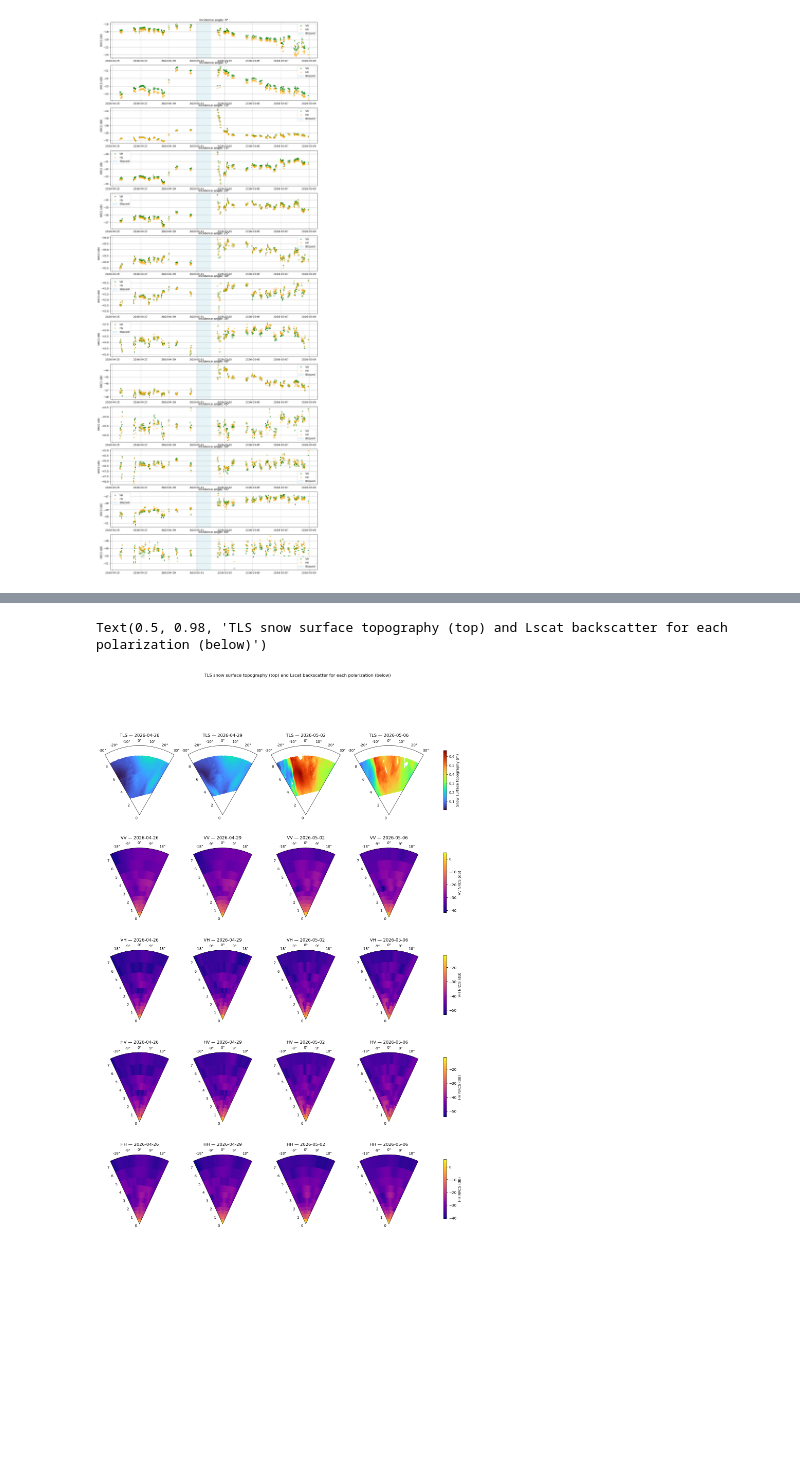
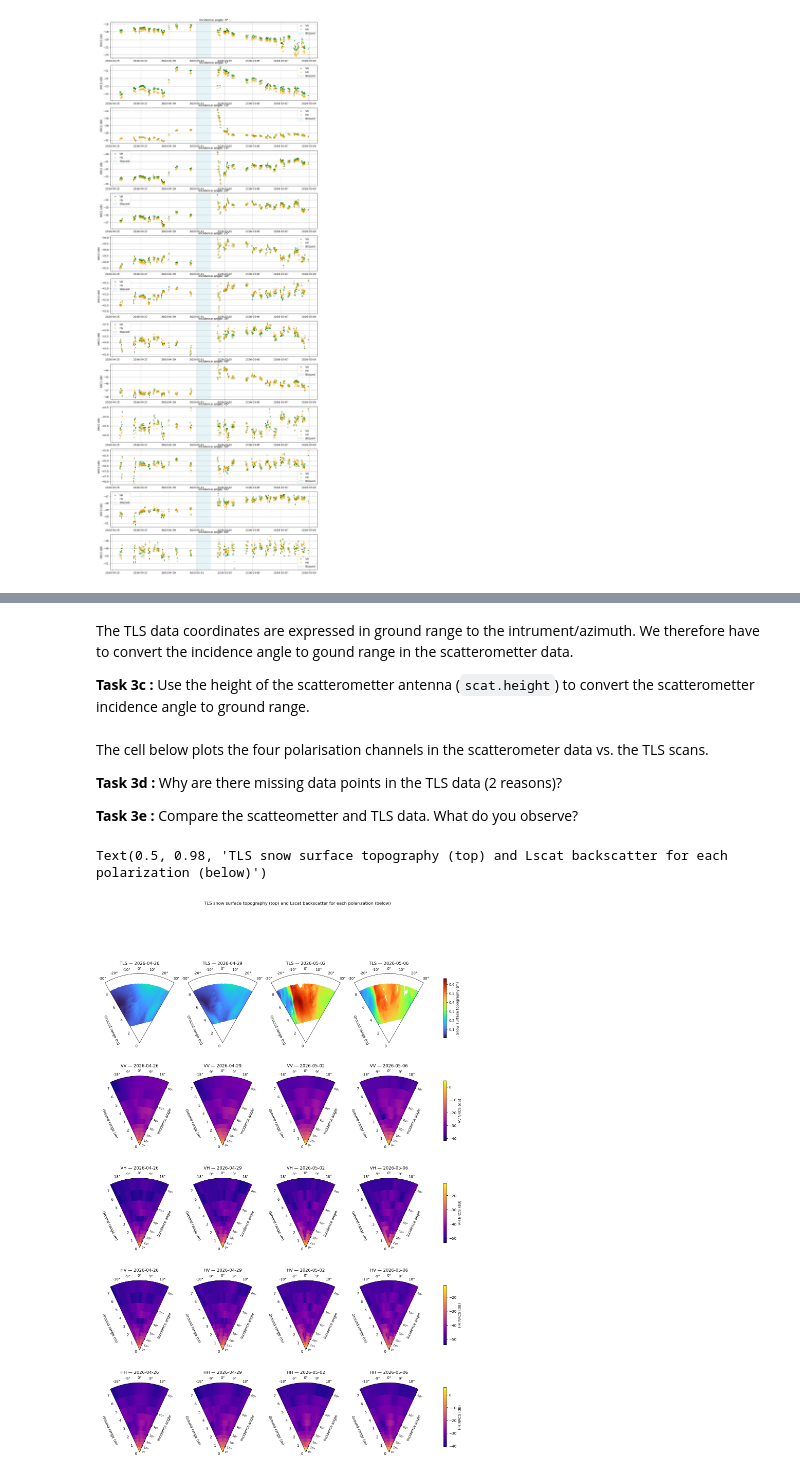
Before and after one commit to lorisdanjou/exercise_CEMSIE, a Jupyter notebook: CEMSIE_exercise.ipynb, the cells around one changed output, grey strips where cells are left out. Drawn from its saved outputs; the diff is of its cells as text; code cells hidden in the pictures; blank space fills up the shorter version.

```diff
--- a/CEMSIE_exercise.ipynb
+++ b/CEMSIE_exercise.ipynb
@@ -445,6 +485,10 @@ Attributes:
     sight_vector_x0y0x1y1:  [ 485531.57359984 7660114.53202632  485523.616045...
     grid_resolution_m:      0.05
     z_offset_m:             -0.5471903994876951
+# %% [markdown]
+The TLS data coordinates are expressed in ground range to the intrument/azimuth. We therefore have to convert the incidence angle to gound range in the scatterometter data.
+
+**Task 3c :** Use the height of the scatterometter antenna (`scat.height`) to convert the scatterometter incidence angle to ground range.
 # %%
 ## reproject scat to ground range
 
@@ -453,6 +497,12 @@ Attributes:
 scat["ground_range"] = scat.height.values * np.tan(np.deg2rad(scat.elev.values))  # ground range (m)
 
 ##########################################
+# %% [markdown]
+The cell below plots the four polarisation channels in the scatterometer data vs. the TLS scans.
+
+**Task 3d :** Why are there missing data points in the TLS data (2 reasons)?
+
+**Task 3e :** Compare the scatteometter and TLS data. What do you observe?
 # %%
 theta_rad = np.deg2rad(tls["theta"].values)  # angle from boresight, radians
 r = tls["r"].values                          # distance from instrument, m
@@ -462,6 +512,7 @@ vmin, vmax = np.nanmin(z_sel), np.nanmax(z_sel)  # shared color scale across all
 
 az_rad = np.deg2rad(scat["az"].values)     # scatterometer azimuth, radians
 ground_range = scat["ground_range"].values # scatterometer ground range, m
+elev = scat["elev"].values                 # scatterometer incidence angle, deg
 
 # NRCS averaged over every scat acquisition on each selected day, for every polarization
 pols = scat["pol"].values  # VV, VH, HV, HH
@@ -485,31 +536,50 @@ for ax, date in zip(axs[0], dates):
     z = tls["z"].sel(time=date).values
 
     pcm = ax.pcolormesh(theta_rad, r, z, cmap="turbo", shading="auto", vmin=vmin, vmax=vmax)
 
     ax.set_thetamin(-30)
     ax.set_thetamax(30)
     ax.set_theta_zero_location("N")
     ax.set_theta_direction(-1)  # positive angles on the right
     ax.set_title(f"TLS — {date}")
     ax.grid(False)
 
+    # ground range label along the left edge, pushed further out to clear the radial tick labels
+    edge = np.deg2rad(-30)
+    label_offset = offset_copy(ax.transData, fig, x=-50 * np.cos(edge), y=50 * np.sin(edge), units="points")
+    ax.text(edge, ground_range.max() / 2, "Ground range (m)", rotation=-65, rotation_mode="anchor", ha="center", va="center", transform=label_offset)
+
 fig.colorbar(pcm, ax=axs[0], label="Snow surface topography (m)", shrink=0.7)
 
 for row, pol in zip(axs[1:], pols):
     for ax, date, nrcs in zip(row, dates, nrcs_sel[pol]):
 
         pcm2 = ax.pcolormesh(az_rad, ground_range, nrcs.values, cmap="plasma", shading="auto", vmin=nrcs_vmin[pol], vmax=nrcs_vmax[pol])
 
         ax.set_thetamin(-25)
         ax.set_thetamax(25)
         ax.set_theta_zero_location("N")
         ax.set_theta_direction(-1)  # positive angles on the right
         ax.set_title(f"{pol} — {date}")
         ax.grid(False)
 
+        # incidence angle axis along the right edge of the footprint (ground range is on the left edge)
+        edge = np.deg2rad(25)
+        for e, g in zip(elev, ground_range):
+            if e % 10:
+                continue
+            ax.plot([edge, edge], [g, g], marker=(2, 0, -25), color="k", ms=6, clip_on=False)
+            ax.text(edge, g, f"  {e}°", rotation=-25, rotation_mode="anchor", ha="left", va="center", fontsize=8)
+        label_offset = offset_copy(ax.transData, fig, x=35 * np.cos(-edge), y=35 * np.sin(-edge), units="points")
+        ax.text(edge, ground_range.max() / 2, "Incidence angle", rotation=65, rotation_mode="anchor", ha="center", va="center", transform=label_offset)
+
+        # ground range label along the left edge, pushed further out to clear the radial tick labels
+        label_offset = offset_copy(ax.transData, fig, x=-50 * np.cos(-edge), y=50 * np.sin(-edge), units="points")
+        ax.text(-edge, ground_range.max() / 2, "Ground range (m)", rotation=-65, rotation_mode="anchor", ha="center", va="center", transform=label_offset)
+
     fig.colorbar(pcm2, ax=row, label=f"{pol} NRCS (dB)", shrink=0.7)
 
 fig.suptitle("TLS snow surface topography (top) and Lscat backscatter for each polarization (below)")
 # %% [output]
 Text(0.5, 0.98, 'TLS snow surface topography (top) and Lscat backscatter for each polarization (below)')
-[figure, old version]
+[figure, new version]
```
Also changed, not shown: parts of 10 cells of this notebook, 2 other files.
